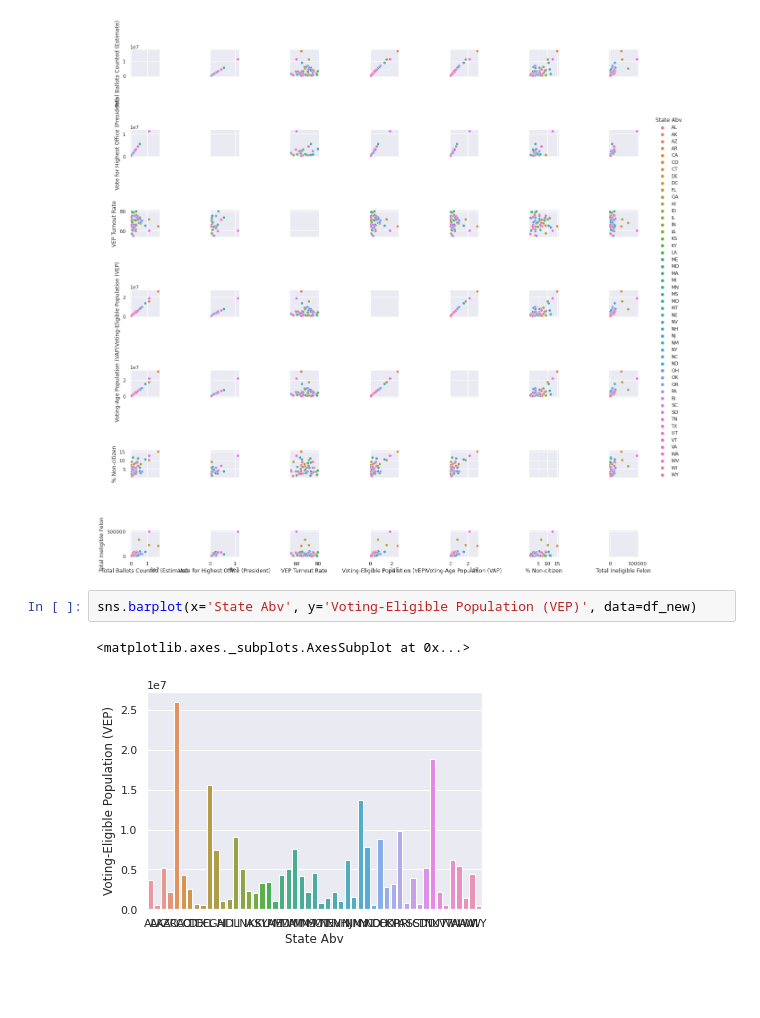
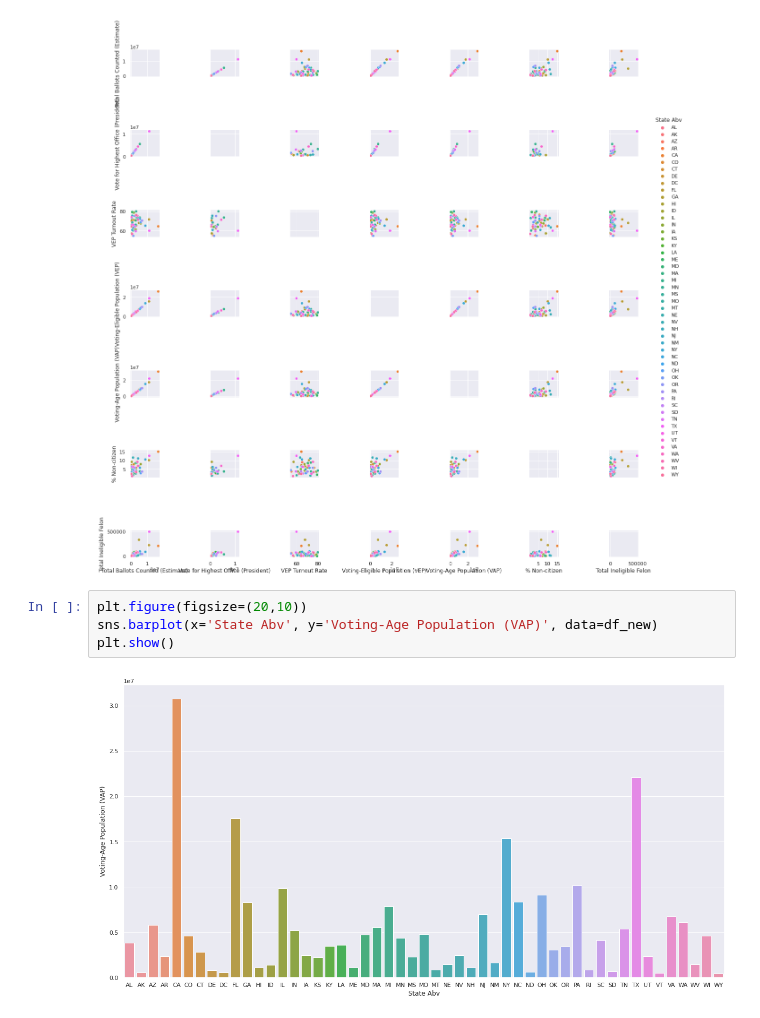
Before and after one commit to Eric1891/Micro-Credential-winter-2022, a Jupyter notebook: Day_7_Group.ipynb, the cells around one changed output. Cells and saved outputs as stored; diff of their text form; blank space fills up the shorter version.

```diff
--- a/Day_7_Group.ipynb
+++ b/Day_7_Group.ipynb
@@ -358,7 +358,8 @@ sns.pairplot(df_new, hue='State Abv')
 <seaborn.axisgrid.PairGrid at 0x...>
 [figure]
 # %%
-sns.barplot(x='State Abv', y='Voting-Eligible Population (VEP)', data=df_new)
+plt.figure(figsize=(20,10))
+sns.barplot(x='State Abv', y='Voting-Age Population (VAP)', data=df_new)
+plt.show()
 # %% [output]
-<matplotlib.axes._subplots.AxesSubplot at 0x...>
-[figure, old version]
+[figure, new version]
```
